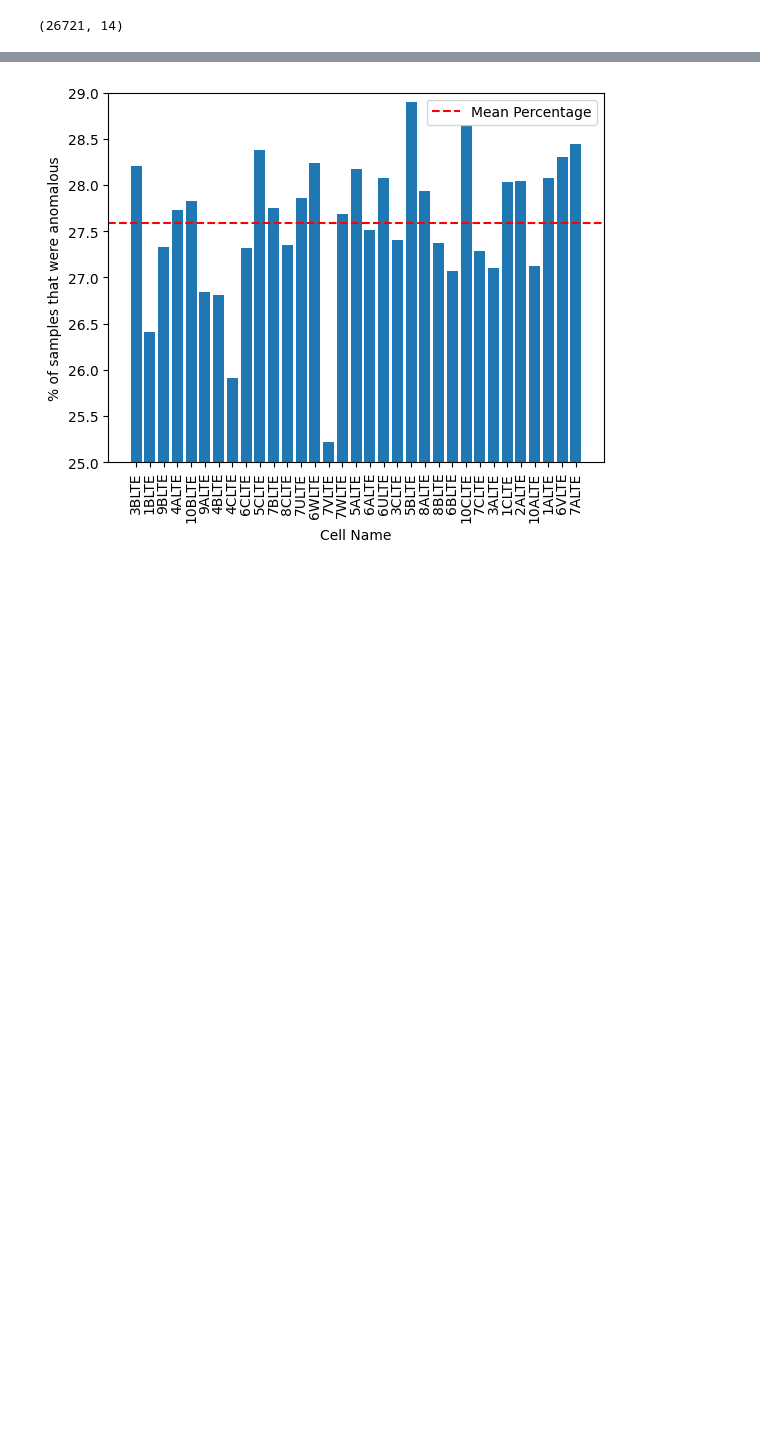
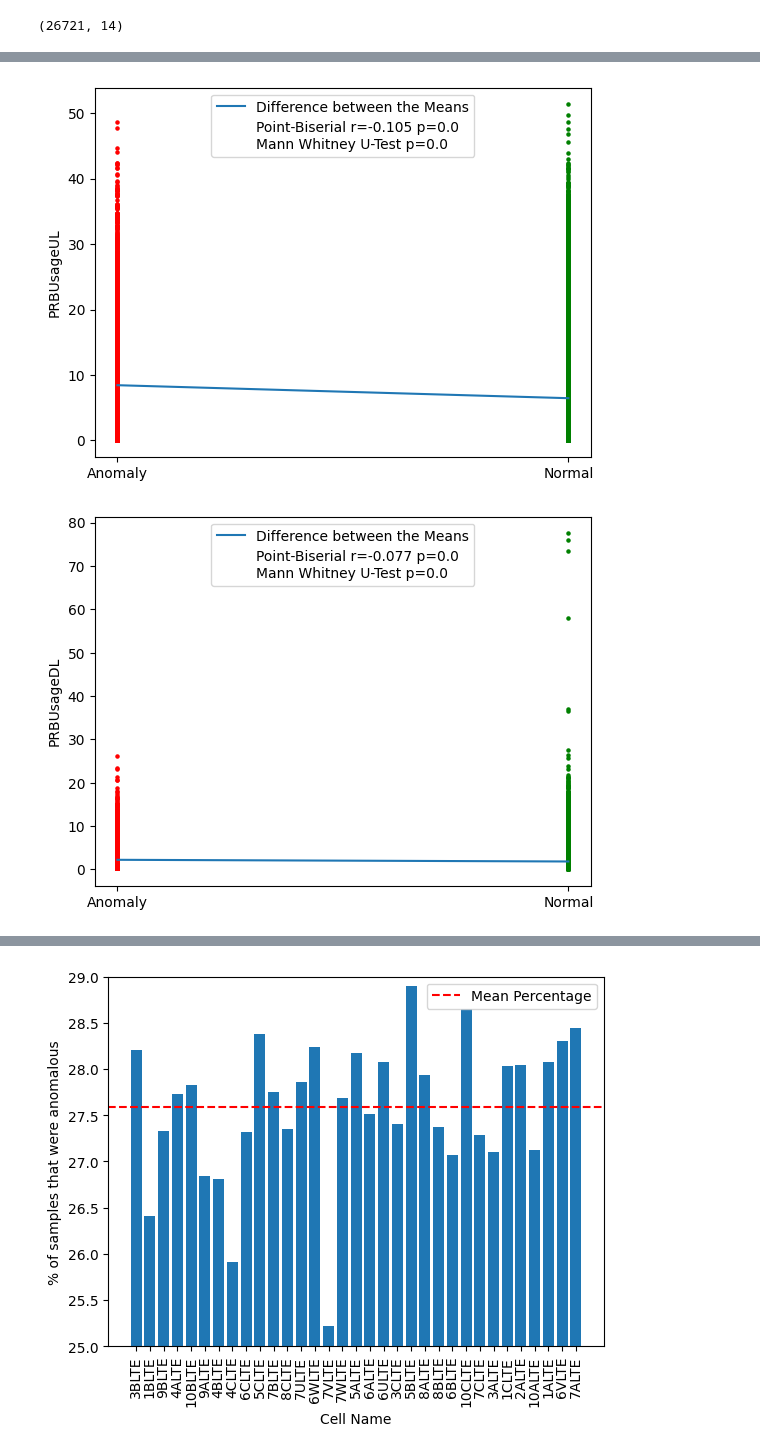
Before and after one commit to pocrca/anomaly_lte, a Jupyter notebook: eda.ipynb, the cells around one changed output, grey strips where cells are left out. Drawn from its saved outputs; the diff is of its cells as text; code cells hidden in the pictures; blank space fills up the shorter version.

```diff
--- a/eda.ipynb
+++ b/eda.ipynb
@@ -107,0 +105,25 @@ for i in variables:
+# %%
+#Determining if there is a statistically significant difference in the values of metric variables when anomalous and when normal
+
+for i in variables:
+    coeff, p_value = stats.pointbiserialr(df.Unusual, df[i]) # Point biserial correlation for binary variable
+    plt.scatter(["Anomaly"] * len(Anomalous_df[i]), Anomalous_df[i], s = 5, color = 'red')
+    plt.scatter(["Normal"] * len(Normal_df[i]), Normal_df[i], s = 5, color = 'green')
+
+    #Normality test to determine whether mann whitney u test or t test should be used, just so happens that everything here is not normally distributed
+    if shapiro(df[i])[1] < 0.05: #Level of significance (a-value) is 0.05
+        Test_Type = 'Mann Whitney U-Test'
+        statistic, p_value2 = stats.mannwhitneyu(Anomalous_df[i], Normal_df[i])
+    else:
+        Test_Type = 'T-Test (independent)'
+        statistic, p_value2 = stats.ttest_ind(Anomalous_df[i], Normal_df[i])
+
+    plt.plot([0,1],[np.mean(Normal_df[i]),np.mean(Anomalous_df[i])], label = f'Difference between the Means')
+    plt.ylabel(i)
+    text = f"Point-Biserial r={round(coeff,3)} p={round(p_value,3)} \n{Test_Type} p={round(p_value2,3)}"
+    plt.axhline(0, alpha = 0, label = f"Point-Biserial r={round(coeff,3)} p={round(p_value,3)} \n{Test_Type} p={round(p_value2,3)}")
+    plt.legend(loc = 'upper center')
+    plt.show()
+# %% [output]
+[figure, added]
+[figure, added]
```
Also changed, not shown: parts of 6 cells of this notebook.
